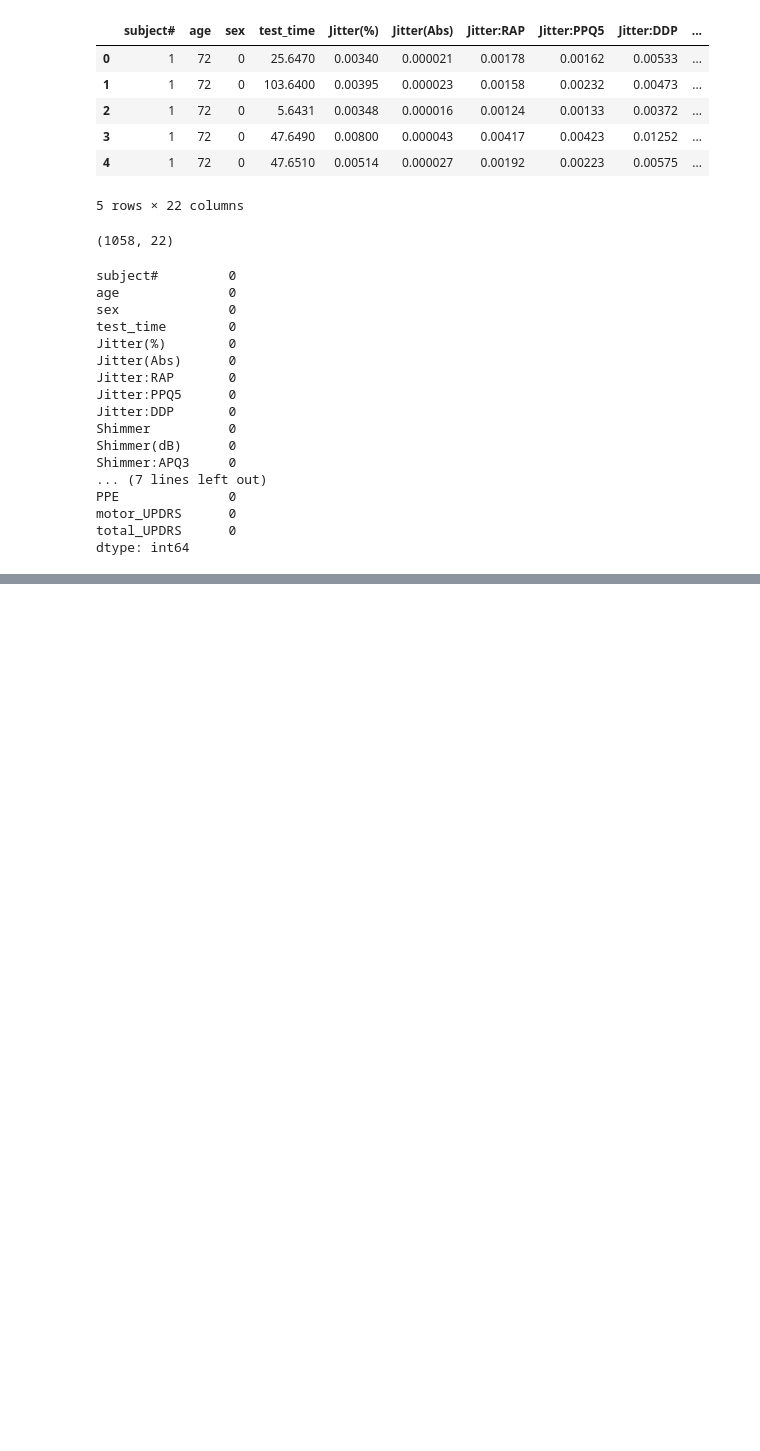
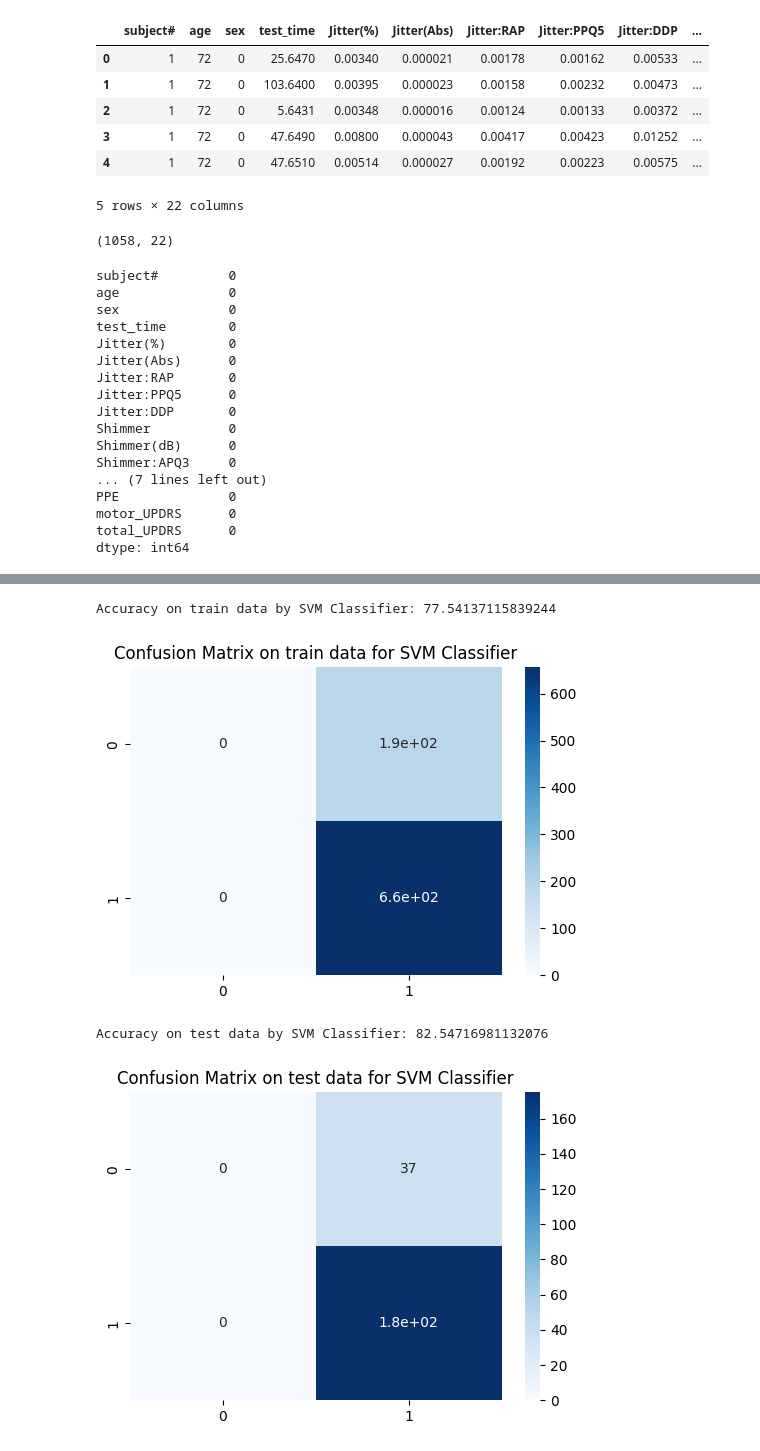
Before and after one commit to kartik1502/Multiple-Disease-Detection-System, a Jupyter notebook: sourcecode/parkinsons_udprs.ipynb, the cells around one changed output, grey strips where cells are left out. Cells and saved outputs as stored; diff of their text form; code cells hidden in the pictures; blank space fills up the shorter version.

```diff
--- a/sourcecode/parkinsons_udprs.ipynb
+++ b/sourcecode/parkinsons_udprs.ipynb
@@ -198,18 +142,26 @@ XGBoost mean R2: -1.6360517395022576
 # %%
-print(svm_rmse, svm_mae, svm_r2)
-print(xgb_rmse, xgb_mae, xgb_r2)
-print(rf_rmse, rf_mae, rf_r2)
-scores = pd.DataFrame({
-    'SVM': [svm_rmse, svm_mae, svm_r2],
-    'XGBoost': [xgb_rmse, xgb_mae, xgb_r2],
-    'Random Forest': [rf_rmse, rf_mae, rf_r2]
-}, index=['RMSE', 'MAE', 'R2'])
+svm_model.fit(xTrain, yTrain)
+preds_test = svm_model.predict(xTest)
+preds_train = svm_model.predict(xTrain)
 
-# Calculate the correlation between the scores using the corr function from pandas
-corr_matrix = scores.corr()
-print(corr_matrix)
-# # Plot the correlation matrix using the heatmap function from seaborn
-sns.heatmap(corr_matrix, annot=True, cmap='Blues', fmt='.6f')
-plt.title("Correlation Matrix for Model Scores")
+print(f"Accuracy on train data by SVM Classifier\
+: {accuracy_score(yTrain, svm_model.predict(xTrain))*100}")
+cf_matrix_train = confusion_matrix(yTrain, preds_train)
+plt.figure(figsize=(6,4))
+sns.heatmap(cf_matrix_train, annot=True, cmap='Blues')
+plt.title("Confusion Matrix on train data for SVM Classifier")
 plt.show()
+
+print(f"Accuracy on test data by SVM Classifier\
+: {accuracy_score(yTest, preds_test)*100}")
+cf_matrix = confusion_matrix(yTest, preds_test)
+plt.figure(figsize=(6,4))
+sns.heatmap(cf_matrix, annot=True, cmap='Blues')
+plt.title("Confusion Matrix on test data for SVM Classifier")
+plt.show()
+# %% [output]
+Accuracy on train data by SVM Classifier: 77.54137115839244
+[figure, added]
+Accuracy on test data by SVM Classifier: 82.54716981132076
+[figure, added]
 # %%
```
Also changed, not shown: parts of 20 cells of this notebook, 3 other files.
